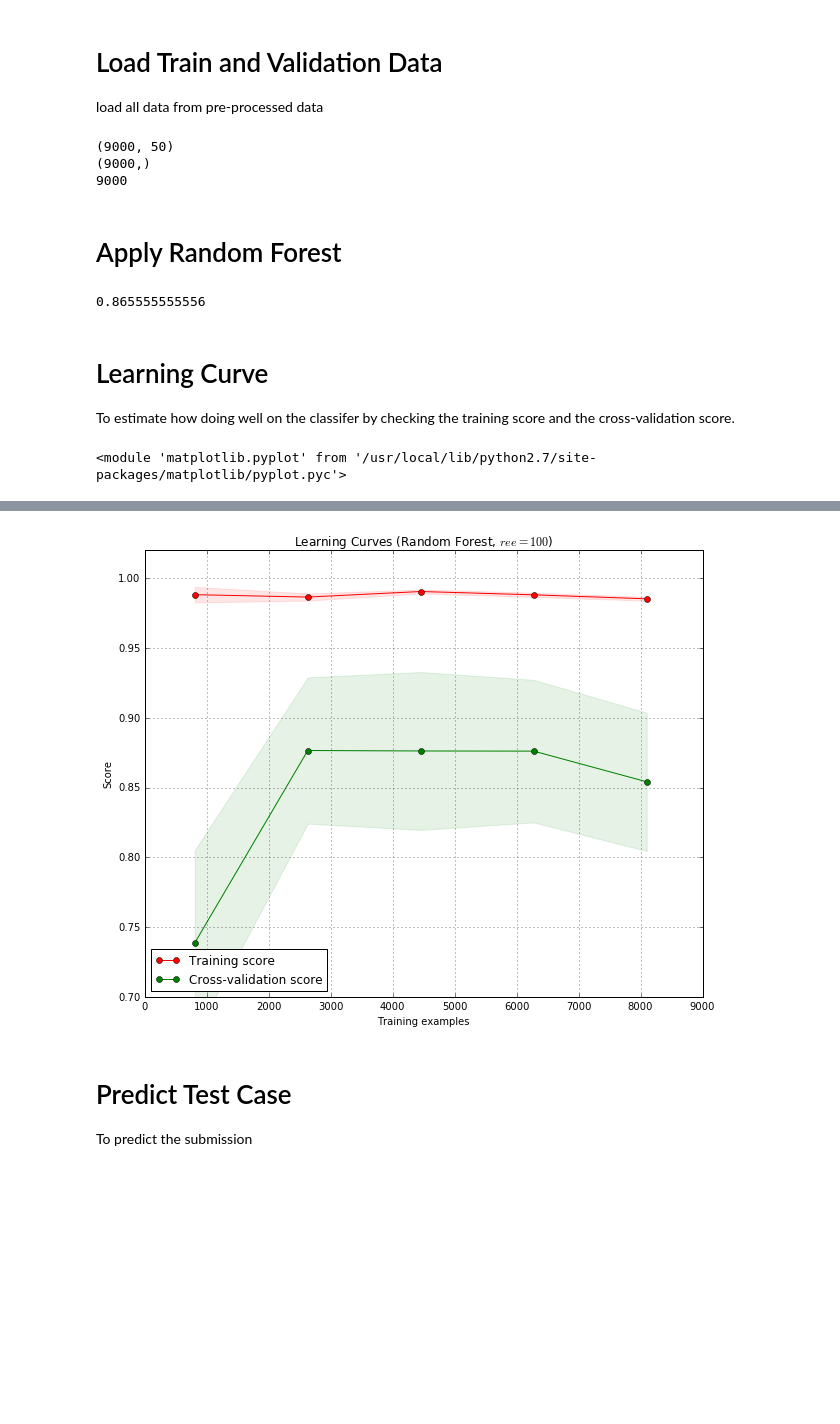
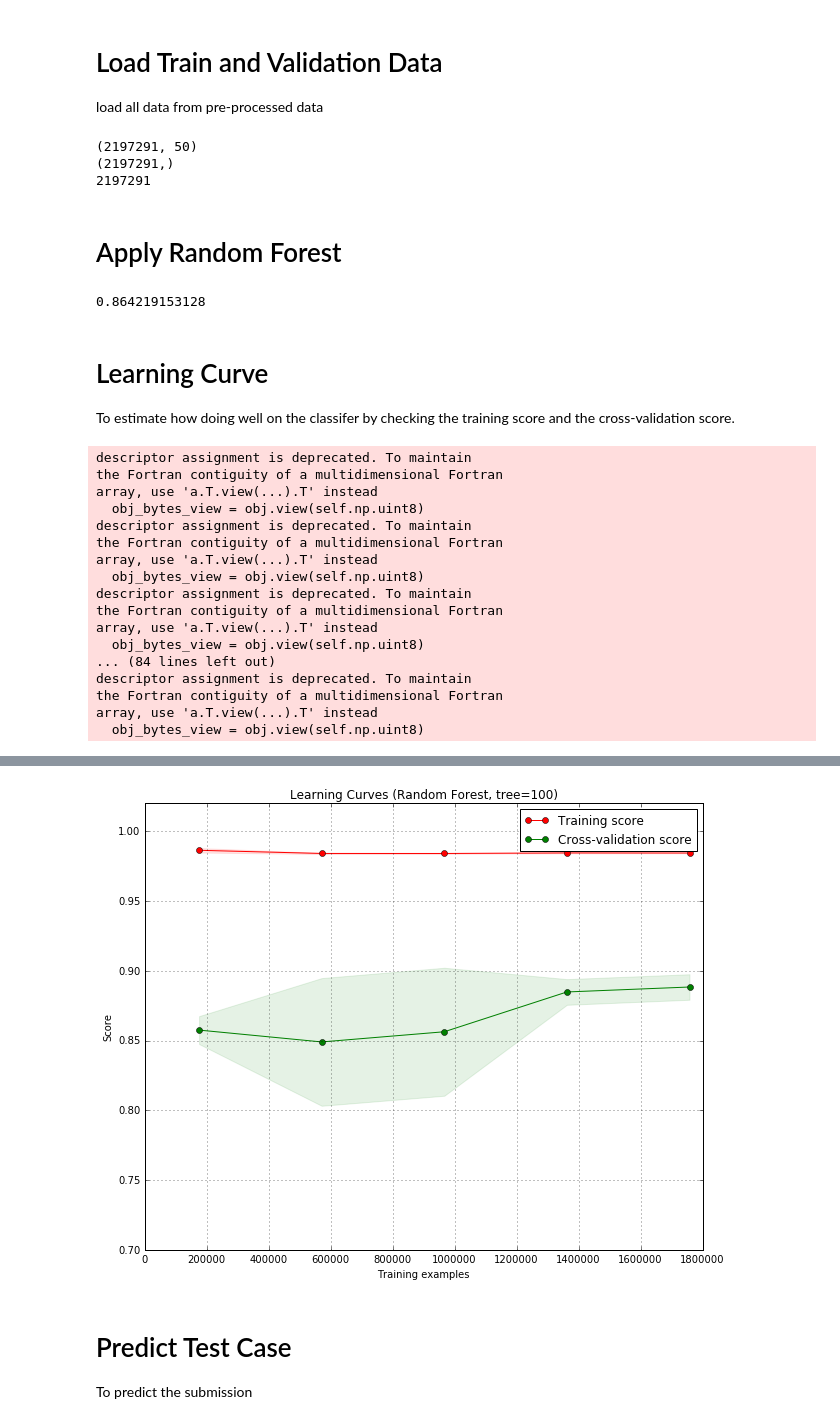
Before and after one commit to sakares/kaggle-redhat, a Jupyter notebook: sakares-sandbox/random_forest.ipynb, the cells around one changed output, grey strips where cells are left out. Cells and saved outputs as stored; diff of their text form; code cells hidden in the pictures; blank space fills up the shorter version.

```diff
--- a/sakares-sandbox/random_forest.ipynb
+++ b/sakares-sandbox/random_forest.ipynb
@@ -190,27 +187,26 @@ def plot_learning_curve(estimator, title, X, y, ylim=None, cv=None,
 tmp = merged_df.drop(['people_id','activity_id','date_x','date_y','outcome'], 1)
 x = tmp.values
 y = merged_df['outcome'].values
-# n = len(x)
-offset = 100000
-n = 9000
+n = len(x)
+offset = 0
+# n = 500000
 X = x[0+offset:n+offset,:]
 Y = y[0+offset:n+offset]
 print X.shape
 print Y.shape
 print len(X)
 # %% [output]
-(9000, 50)
-(9000,)
-9000
+(2197291, 50)
+(2197291,)
+2197291
 # %% [markdown]
 # Apply Random Forest
 # %%
-num_folds = 10
+num_folds = 5
 num_instances = n
 seed = 7
 num_trees = 100
 max_features = 'auto'
-iterations = 1000
 
 """ Random Forest Classifier """
 cv = cross_validation.KFold(n=num_instances, n_folds=num_folds, random_state=seed)
@@ -220,12 +216,28 @@ model.fit(X,Y)
 results = cross_validation.cross_val_score(model, X, Y, cv=cv)
 print(results.mean())
 # %% [output]
-0.865555555556
+0.864219153128
 # %% [markdown]
 # Learning Curve
 To estimate how doing well on the classifer by checking the training score and the cross-validation score.
 # %%
-title = "Learning Curves (Random Forest, $\tree=100$)"
+title = "Learning Curves (Random Forest, tree=100)"
 plot_learning_curve(model, title, X, Y, (0.7, 1.02), cv=cv, n_jobs=4)
 # %% [output]
-<module 'matplotlib.pyplot' from '/usr/local/lib/python2.7/site-packages/matplotlib/pyplot.pyc'>
+descriptor assignment is deprecated. To maintain
+the Fortran contiguity of a multidimensional Fortran
+array, use 'a.T.view(...).T' instead
+  obj_bytes_view = obj.view(self.np.uint8)
+descriptor assignment is deprecated. To maintain
+the Fortran contiguity of a multidimensional Fortran
+array, use 'a.T.view(...).T' instead
+  obj_bytes_view = obj.view(self.np.uint8)
+descriptor assignment is deprecated. To maintain
+the Fortran contiguity of a multidimensional Fortran
+array, use 'a.T.view(...).T' instead
+  obj_bytes_view = obj.view(self.np.uint8)
+... (84 lines left out)
+descriptor assignment is deprecated. To maintain
+the Fortran contiguity of a multidimensional Fortran
+array, use 'a.T.view(...).T' instead
+  obj_bytes_view = obj.view(self.np.uint8)
@@ -232,4 +245,4 @@ plot_learning_curve(model, title, X, Y, (0.7, 1.02), cv=cv, n_jobs=4)
-[figure, old version]
+[figure, new version]
 # %% [markdown]
 # Predict Test Case
 To predict the submission
```
Also changed, not shown: parts of 3 cells of this notebook, 1 other file.
